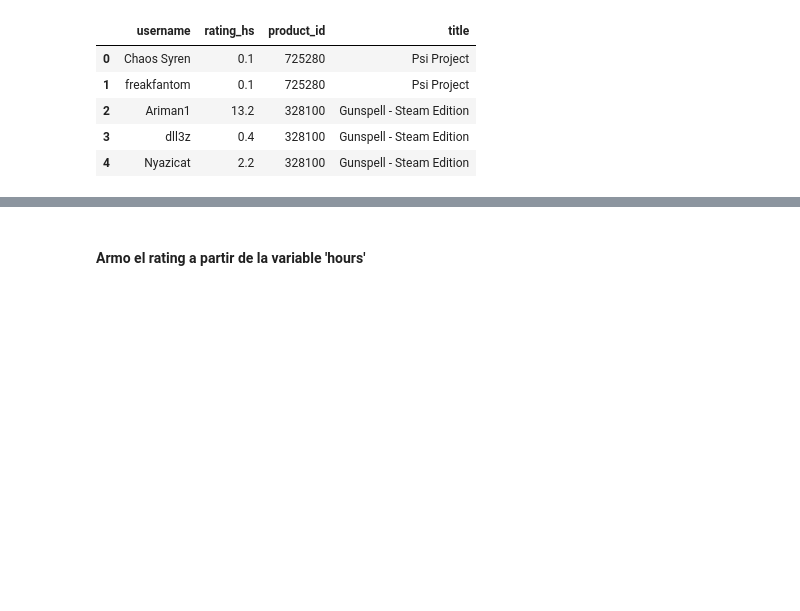
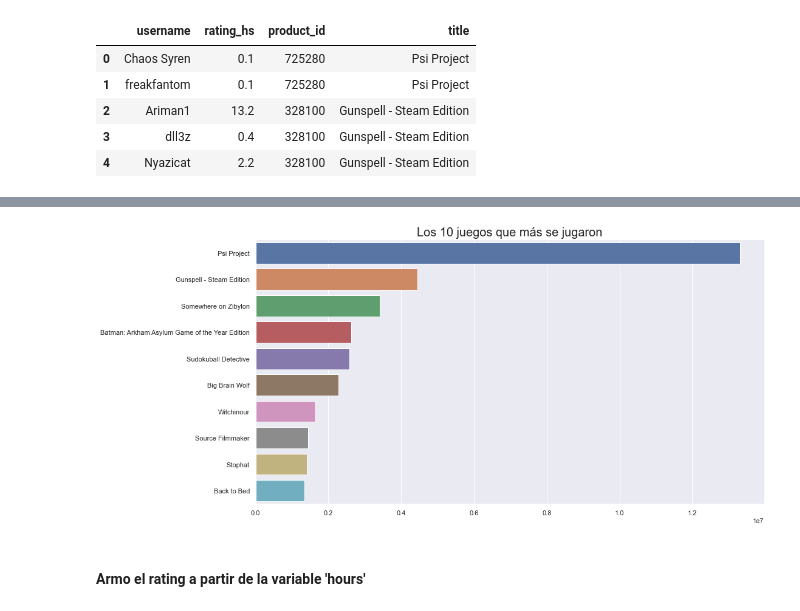
Before and after one commit to eugeniabezek/Recommender_System_Collaborative_Filtering, a Jupyter notebook: DS_Proyecto_03_SR.ipynb, the cells around one changed output, grey strips where cells are left out. Saved outputs shown, nothing was run; the diff lists cells and outputs as text; code cells hidden in the pictures; blank space fills up the shorter version.

```diff
--- a/DS_Proyecto_03_SR.ipynb
+++ b/DS_Proyecto_03_SR.ipynb
@@ -188,3 +179,13 @@ data.head()
+# %%
+x = data.groupby('title')['rating_hs'].sum().values
+x = np.sort(x)[::-1]
+y = data['title'].unique()
+plt.figure(figsize = (15,8))
+sns.barplot(x = x[0:10], y = y[0:10], orient = 'h')
+plt.title('Los 10 juegos que más se jugaron', fontsize = 20)
+plt.show()
+# %% [output]
+[figure, added]
 # %% [markdown]
 #### Armo el rating a partir de la variable 'hours'
 # %%
```
Also changed, not shown: parts of 59 cells of this notebook.
